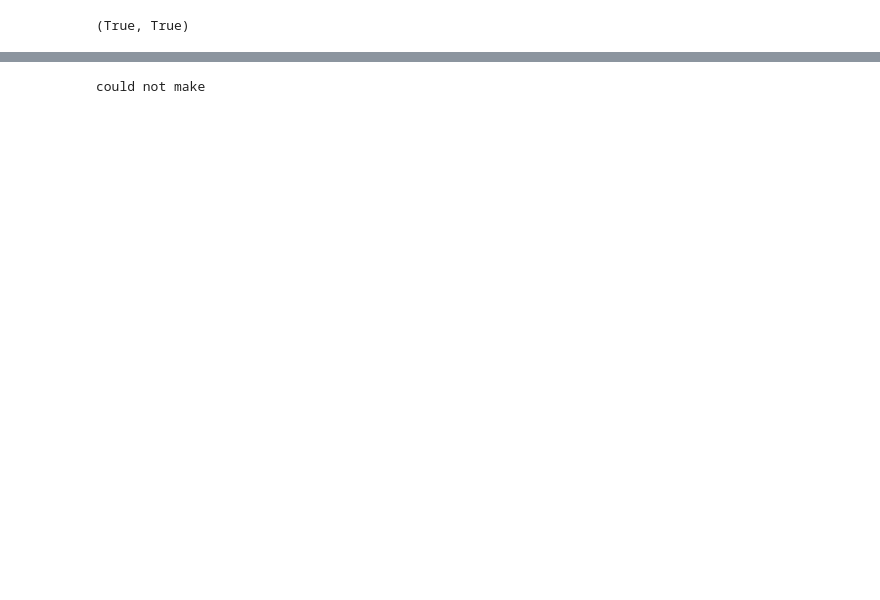
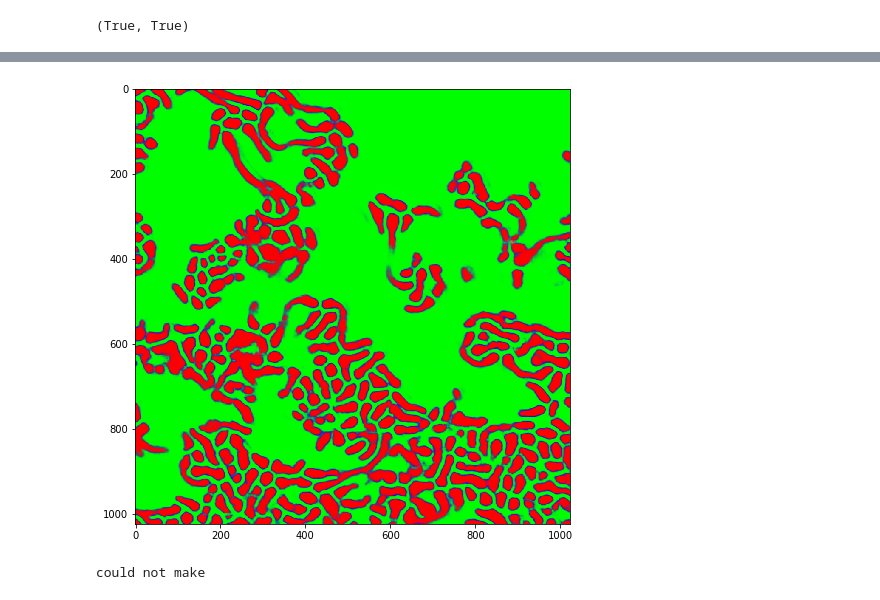
Before and after one commit to cwood1967/Unet, a Jupyter notebook: dnet/infer_dnet-fibo_new.ipynb, the cells around one changed output, grey strips where cells are left out. Saved outputs shown, nothing was run; the diff lists cells and outputs as text; code cells hidden in the pictures; blank space fills up the shorter version.

```diff
--- a/dnet/infer_dnet-fibo_new.ipynb
+++ b/dnet/infer_dnet-fibo_new.ipynb
@@ -190,2 +228,9 @@ plt.show()
+# %%
+plt.figure(figsize=(8, 8))
+
+plt.imshow(r[sx:sx + 1024, sx:sx + 1024,:])
+plt.show()
+# %% [output]
+[figure, added]
 # %%
 import tifffile
```
Also changed, not shown: parts of 9 cells of this notebook.
